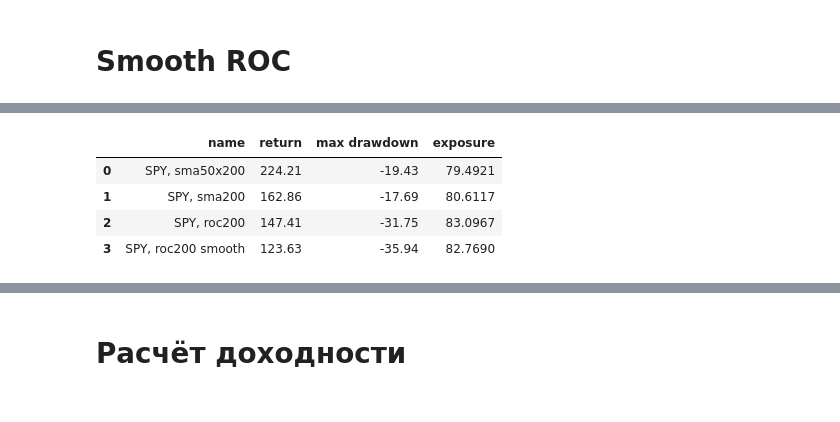
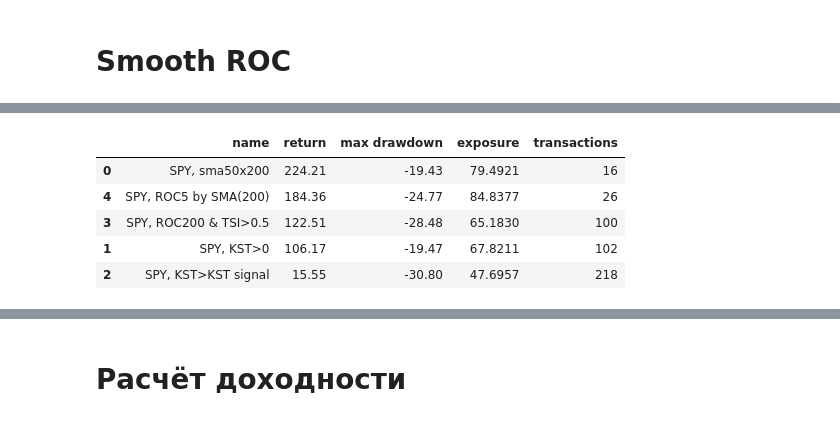
Before and after one commit to iamraa/quantrum.roc200, a Jupyter notebook: ROC200.ipynb, the cells around one changed output, grey strips where cells are left out. Cells and saved outputs as stored; diff of their text form; code cells hidden in the pictures.

```diff
--- a/ROC200.ipynb
+++ b/ROC200.ipynb
@@ -197,19 +208,26 @@ Returns:  3.37899411628 Max Drawdown:  -0.551894401605 -0.551894401605
 # %%
 import io
 tsv = """
-	name	return	max drawdown	exposure
-0	SPY, sma50x200	224.21	-19.43	79.492081
-1	SPY, sma200	162.86	-17.69	80.611688
-2	SPY, roc200	147.41	-31.75	83.096668
-3	SPY, roc200 smooth	123.63	-35.94	82.768979
+	name	return	max drawdown	exposure	total_orders_buy	total_orders_sell
+0	SPY, sma50x200	224.21	-19.43	79.492081	51	8
+1	SPY, KST>0	106.17	-19.47	67.821107	77	51
+2	SPY, KST>KST signal	15.55	-30.80	47.695664	117	109
+3	SPY, ROC200 & TSI>0.5	122.51	-28.48	65.182960	84	50
+4	SPY, ROC5 by SMA(200)	184.36	-24.77	84.837742	66	13
 """
-pd.read_csv(io.StringIO(tsv), sep='\t', header=0)[['name', 'return', 'max drawdown', 'exposure']]
+df = pd.read_csv(io.StringIO(tsv), sep='\t', header=0)
+
+df['orders'] = df['total_orders_buy'] + df['total_orders_sell']
+df['transactions'] = df['total_orders_sell'] * 2
+
+df[['name', 'return', 'max drawdown', 'exposure', 'transactions']].sort_values('return', ascending=False)
 # %% [output]
-|  | name | return | max drawdown | exposure |
-| 0 | SPY, sma50x200 | 224.21 | -19.43 | 79.4921 |
-| 1 | SPY, sma200 | 162.86 | -17.69 | 80.6117 |
-| 2 | SPY, roc200 | 147.41 | -31.75 | 83.0967 |
-| 3 | SPY, roc200 smooth | 123.63 | -35.94 | 82.7690 |
+|  | name | return | max drawdown | exposure | transactions |
+| 0 | SPY, sma50x200 | 224.21 | -19.43 | 79.4921 | 16 |
+| 4 | SPY, ROC5 by SMA(200) | 184.36 | -24.77 | 84.8377 | 26 |
+| 3 | SPY, ROC200 & TSI>0.5 | 122.51 | -28.48 | 65.1830 | 100 |
+| 1 | SPY, KST>0 | 106.17 | -19.47 | 67.8211 | 102 |
+| 2 | SPY, KST>KST signal | 15.55 | -30.80 | 47.6957 | 218 |
 # %%
 def get_strategy_returns(df, symbol='-'):
     # фильтр периода
```
Also changed, not shown: parts of 8 cells of this notebook, 1 other file.
